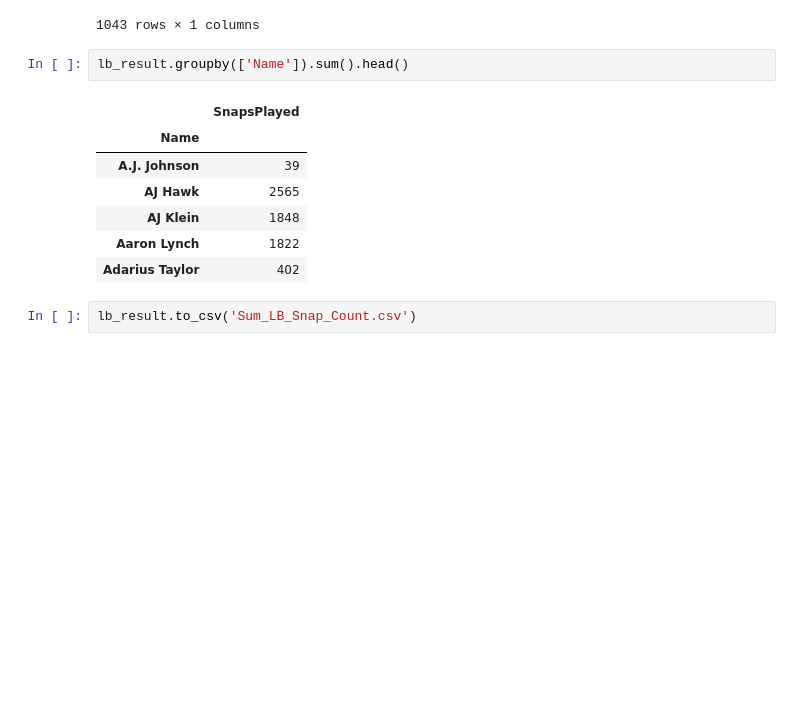
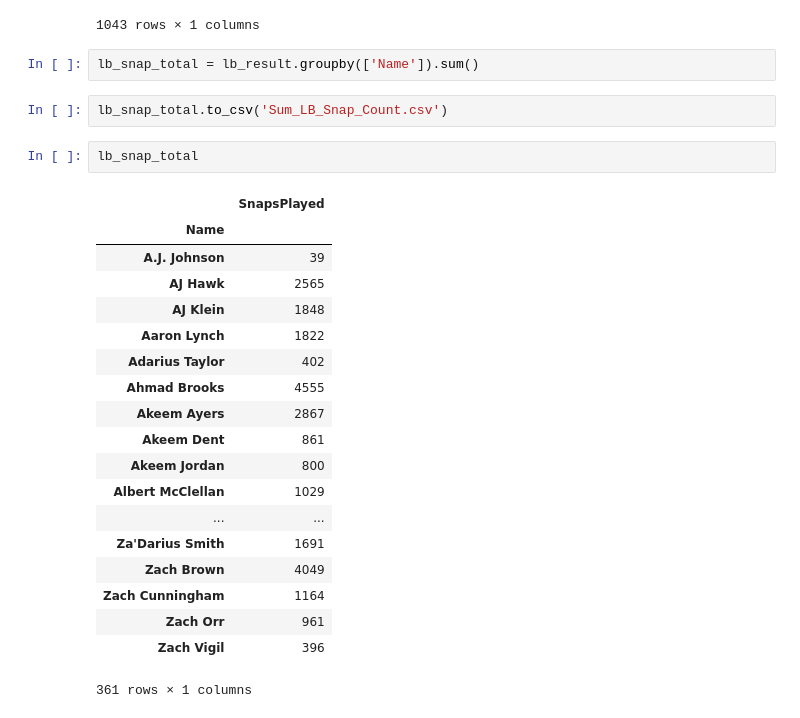
Before and after one commit to DrewLoPresti/NFL_Challenge, a Jupyter notebook: Snap Count/LB Snap Count.ipynb, the cells around one changed output. Drawn from its saved outputs; the diff is of its cells as text; blank space fills up the shorter version.

```diff
--- a/Snap Count/LB Snap Count.ipynb
+++ b/Snap Count/LB Snap Count.ipynb
@@ -220,14 +220,28 @@ lb_result.set_index('Name')
 | A.J. Johnson | 39 |
 1043 rows × 1 columns
 # %%
-lb_result.groupby(['Name']).sum().head()
+lb_snap_total = lb_result.groupby(['Name']).sum()
-# %% [output]
-|  | SnapsPlayed |
-| Name |  |
-| A.J. Johnson | 39 |
-| AJ Hawk | 2565 |
-| AJ Klein | 1848 |
-| Aaron Lynch | 1822 |
-| Adarius Taylor | 402 |
 # %%
-lb_result.to_csv('Sum_LB_Snap_Count.csv')
+lb_snap_total.to_csv('Sum_LB_Snap_Count.csv')
+# %%
+lb_snap_total
+# %% [output]
+|  | SnapsPlayed |
+| Name |  |
+| A.J. Johnson | 39 |
+| AJ Hawk | 2565 |
+| AJ Klein | 1848 |
+| Aaron Lynch | 1822 |
+| Adarius Taylor | 402 |
+| Ahmad Brooks | 4555 |
+| Akeem Ayers | 2867 |
+| Akeem Dent | 861 |
+| Akeem Jordan | 800 |
+| Albert McClellan | 1029 |
+| ... | ... |
+| Za'Darius Smith | 1691 |
+| Zach Brown | 4049 |
+| Zach Cunningham | 1164 |
+| Zach Orr | 961 |
+| Zach Vigil | 396 |
+361 rows × 1 columns
```
Also changed, not shown: 7 other files.
